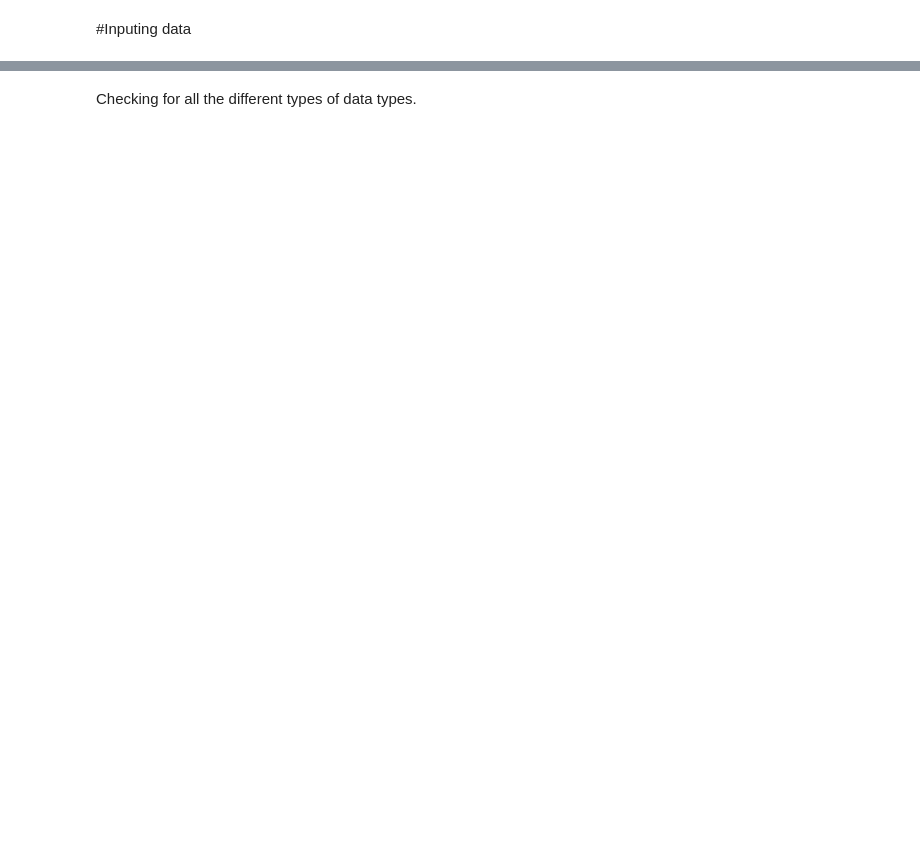
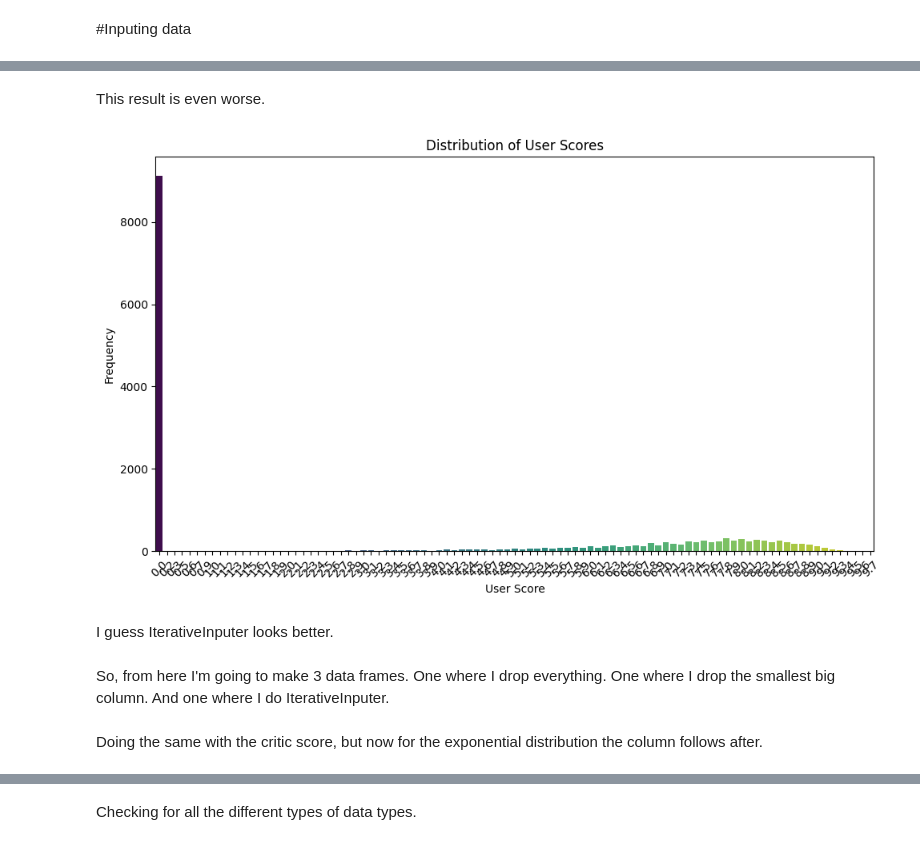
Before and after one commit to VMM-MMV/SigmoidExam, a Jupyter notebook: Untitled3.ipynb, the cells around one changed output, grey strips where cells are left out. Drawn from its saved outputs; the diff is of its cells as text; code cells hidden in the pictures; blank space fills up the shorter version.

```diff
--- a/Untitled3.ipynb
+++ b/Untitled3.ipynb
@@ -140,0 +417,13 @@ NameError: ignored
+# %%
+import numpy as np
+import pandas as pd
+from fancyimpute import KNN
+
+df_copy = df.copy()
+
+df_copy['User_Score'] = pd.to_numeric(df_copy['User_Score'], errors='coerce')
+
+k = 10
+imputer = KNN(k=k)
+
+df_copy['User_Score'] = imputer.fit_transform(df_copy[['User_Score']])
@@ -140,0 +448,23 @@ NameError: ignored
+# %% [markdown]
+This result is even worse.
+# %%
+plt.figure(figsize=(10,6))
+
+df_copy2 = df.copy()
+
+sns.countplot(x='User_Score', data=df_copy, order=df_copy2['User_Score'].dropna().sort_values().unique(), palette='viridis')
+
+plt.title('Distribution of User Scores')
+plt.xlabel('User Score')
+plt.ylabel('Frequency')
+plt.xticks(rotation=45)
+plt.tight_layout()
+plt.show()
+# %% [output]
+[figure, added]
+# %% [markdown]
+I guess IterativeInputer looks better.
+# %% [markdown]
+So, from here I'm going to make 3 data frames. One where I drop everything. One where I drop the smallest big column. And one where I do IterativeInputer.
+# %% [markdown]
+Doing the same with the critic score, but now for the exponential distribution the column follows after.
```
Also changed, not shown: parts of 78 cells of this notebook.
